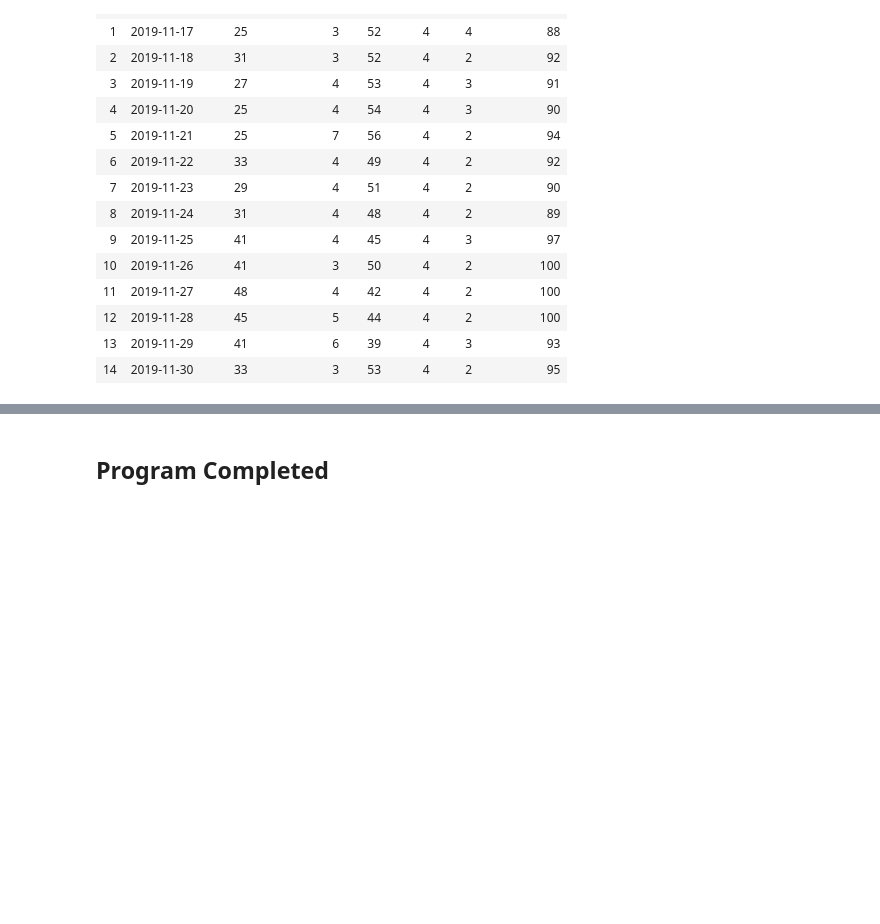
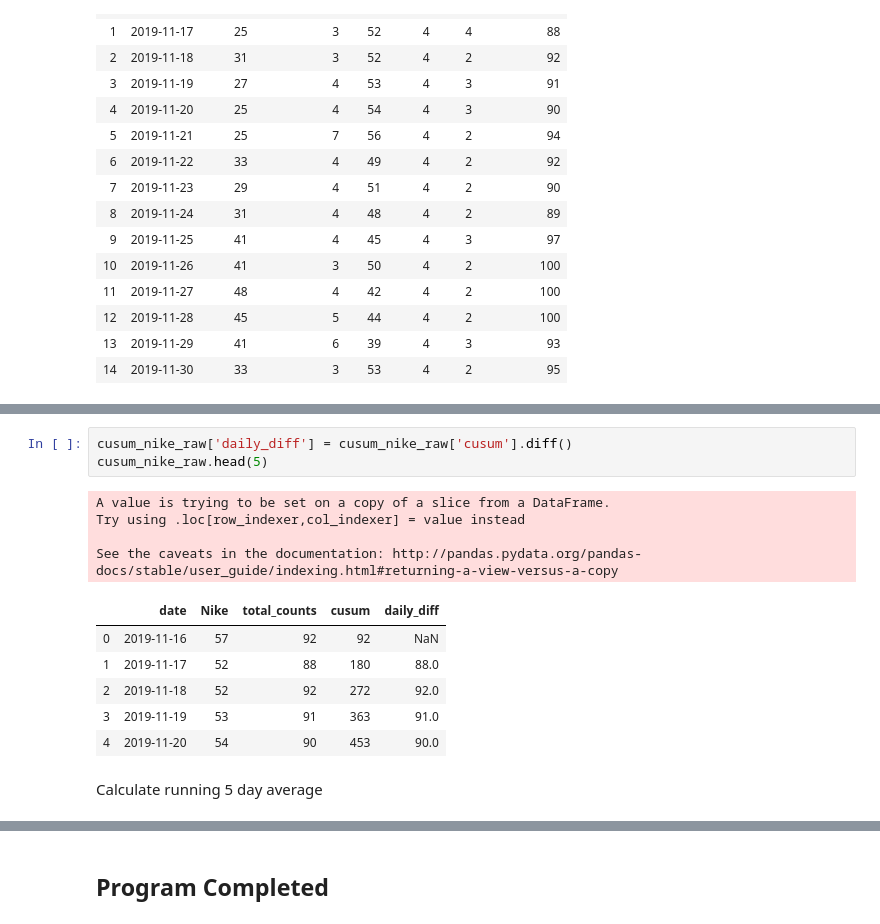
Before and after one commit to dxjester/Py.sneaker_webscrape, a Jupyter notebook: sneaker_scrape_nb.ipynb, the cells around one changed output, grey strips where cells are left out. Drawn from its saved outputs; the diff is of its cells as text; blank space fills up the shorter version.

```diff
--- a/sneaker_scrape_nb.ipynb
+++ b/sneaker_scrape_nb.ipynb
@@ -1274,0 +1308,16 @@ Slice on the date, Nike, and to
+# %%
+cusum_nike_raw['daily_diff'] = cusum_nike_raw['cusum'].diff()
+cusum_nike_raw.head(5)
+# %% [output]
+A value is trying to be set on a copy of a slice from a DataFrame.
+Try using .loc[row_indexer,col_indexer] = value instead
+
+See the caveats in the documentation: http://pandas.pydata.org/pandas-docs/stable/user_guide/indexing.html#returning-a-view-versus-a-copy
+|  | date | Nike | total_counts | cusum | daily_diff |
+| 0 | 2019-11-16 | 57 | 92 | 92 | NaN |
+| 1 | 2019-11-17 | 52 | 88 | 180 | 88.0 |
+| 2 | 2019-11-18 | 52 | 92 | 272 | 92.0 |
+| 3 | 2019-11-19 | 53 | 91 | 363 | 91.0 |
+| 4 | 2019-11-20 | 54 | 90 | 453 | 90.0 |
+# %% [markdown]
+Calculate running 5 day average
```
Also changed, not shown: parts of 6 cells of this notebook.
